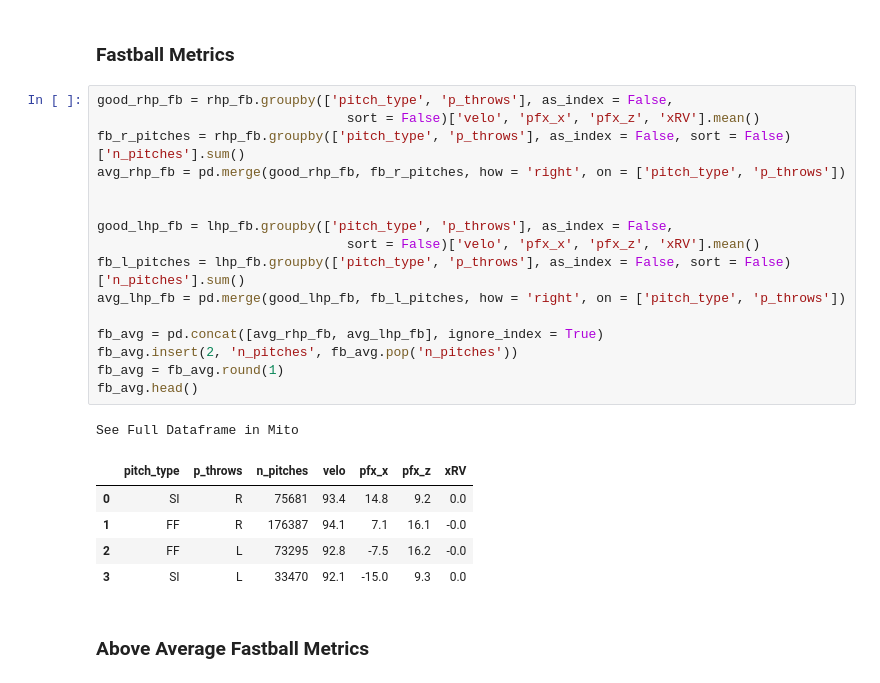
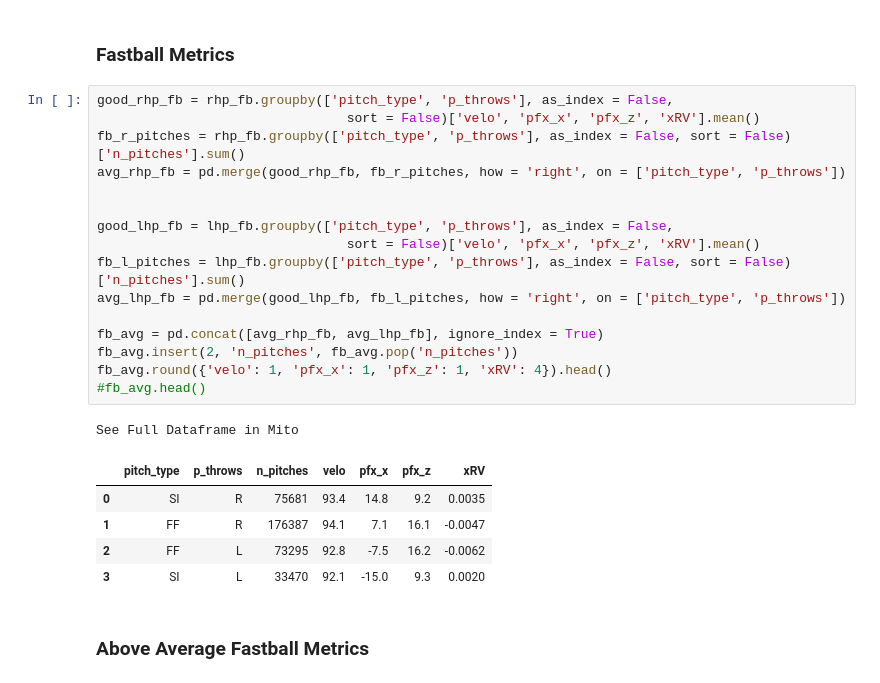
Before and after one commit to anthonyzurke/RVmodel, a Jupyter notebook: notebooks/analysis-rv.ipynb, the cells around one changed output. Cells and saved outputs as stored; diff of their text form.

```diff
--- a/notebooks/analysis-rv.ipynb
+++ b/notebooks/analysis-rv.ipynb
@@ -146,26 +139,26 @@ See Full Dataframe in Mito
 # %%
 good_rhp_fb = rhp_fb.groupby(['pitch_type', 'p_throws'], as_index = False,
                                 sort = False)['velo', 'pfx_x', 'pfx_z', 'xRV'].mean()
 fb_r_pitches = rhp_fb.groupby(['pitch_type', 'p_throws'], as_index = False, sort = False)['n_pitches'].sum()
 avg_rhp_fb = pd.merge(good_rhp_fb, fb_r_pitches, how = 'right', on = ['pitch_type', 'p_throws'])
 
 
 good_lhp_fb = lhp_fb.groupby(['pitch_type', 'p_throws'], as_index = False,
                                 sort = False)['velo', 'pfx_x', 'pfx_z', 'xRV'].mean()
 fb_l_pitches = lhp_fb.groupby(['pitch_type', 'p_throws'], as_index = False, sort = False)['n_pitches'].sum()
 avg_lhp_fb = pd.merge(good_lhp_fb, fb_l_pitches, how = 'right', on = ['pitch_type', 'p_throws'])
 
 fb_avg = pd.concat([avg_rhp_fb, avg_lhp_fb], ignore_index = True)
 fb_avg.insert(2, 'n_pitches', fb_avg.pop('n_pitches'))
-fb_avg = fb_avg.round(1)
-fb_avg.head()
+fb_avg.round({'velo': 1, 'pfx_x': 1, 'pfx_z': 1, 'xRV': 4}).head()
+#fb_avg.head()
 # %% [output]
 See Full Dataframe in Mito
 |  | pitch_type | p_throws | n_pitches | velo | pfx_x | pfx_z | xRV |
-| 0 | SI | R | 75681 | 93.4 | 14.8 | 9.2 | 0.0 |
-| 1 | FF | R | 176387 | 94.1 | 7.1 | 16.1 | -0.0 |
-| 2 | FF | L | 73295 | 92.8 | -7.5 | 16.2 | -0.0 |
-| 3 | SI | L | 33470 | 92.1 | -15.0 | 9.3 | 0.0 |
+| 0 | SI | R | 75681 | 93.4 | 14.8 | 9.2 | 0.0035 |
+| 1 | FF | R | 176387 | 94.1 | 7.1 | 16.1 | -0.0047 |
+| 2 | FF | L | 73295 | 92.8 | -7.5 | 16.2 | -0.0062 |
+| 3 | SI | L | 33470 | 92.1 | -15.0 | 9.3 | 0.0020 |
 # %% [markdown]
 ### Above Average Fastball Metrics
 # %%
```
Also changed, not shown: parts of 6 cells of this notebook, 3 other files.
